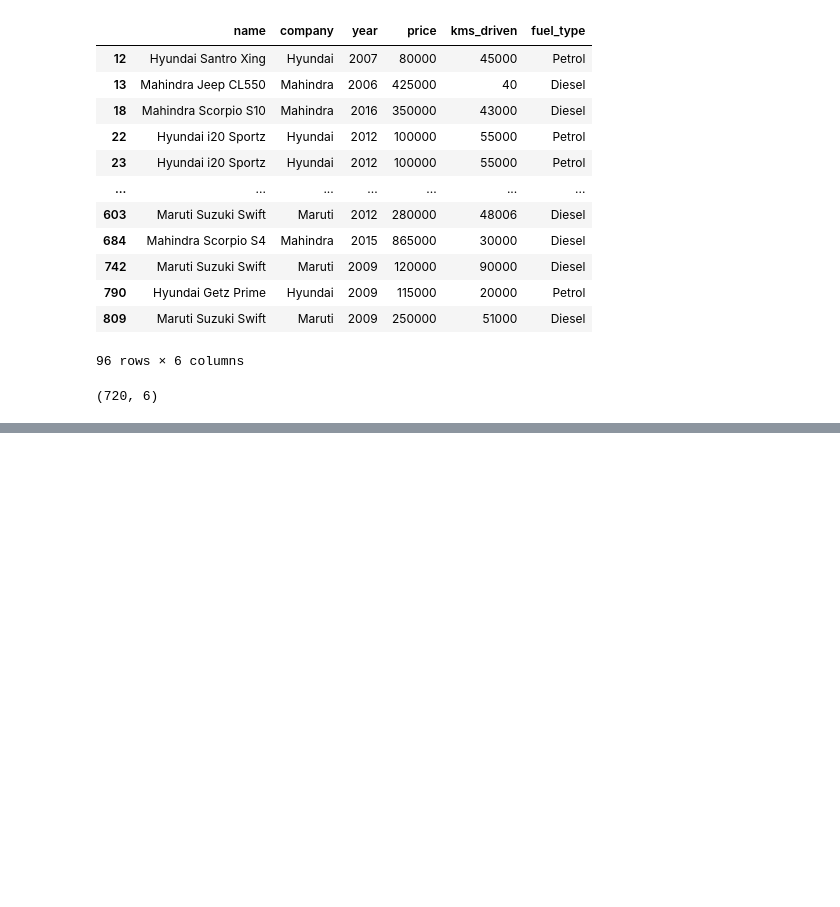
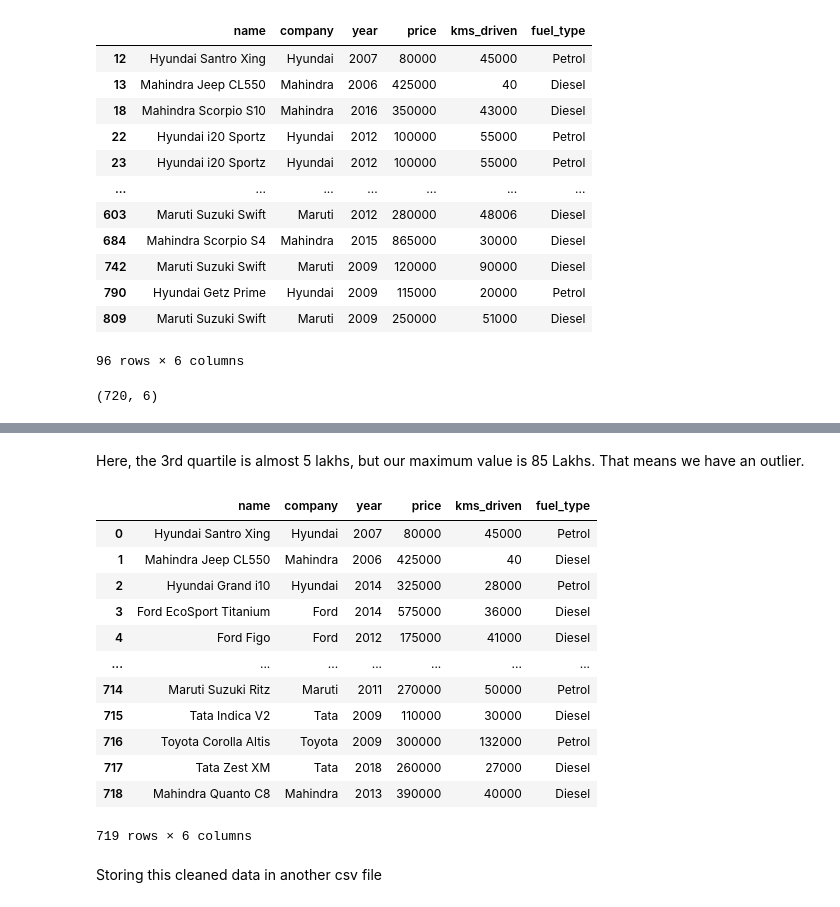
Before and after one commit to SakshiKhatiwada/projects-challenge, a Jupyter notebook: Project3_car_price_predictor/data_cleaning.ipynb, the cells around one changed output, grey strips where cells are left out. Drawn from its saved outputs; the diff is of its cells as text; code cells hidden in the pictures; blank space fills up the shorter version.

Commit message:
data cleaning finished, extracted clean csv file

```diff
--- a/Project3_car_price_predictor/data_cleaning.ipynb
+++ b/Project3_car_price_predictor/data_cleaning.ipynb
@@ -394,0 +401,24 @@ df.shape
+# %% [markdown]
+Here, the 3rd quartile is almost 5 lakhs, but our maximum value is 85 Lakhs. That means we have an outlier.
+# %%
+df=df[df['price']<6e6]
+# %%
+df.reset_index(drop=True, inplace=True)
+# %%
+df
+# %% [output]
+|  | name | company | year | price | kms_driven | fuel_type |
+| 0 | Hyundai Santro Xing | Hyundai | 2007 | 80000 | 45000 | Petrol |
+| 1 | Mahindra Jeep CL550 | Mahindra | 2006 | 425000 | 40 | Diesel |
+| 2 | Hyundai Grand i10 | Hyundai | 2014 | 325000 | 28000 | Petrol |
+| 3 | Ford EcoSport Titanium | Ford | 2014 | 575000 | 36000 | Diesel |
+| 4 | Ford Figo | Ford | 2012 | 175000 | 41000 | Diesel |
+| ... | ... | ... | ... | ... | ... | ... |
+| 714 | Maruti Suzuki Ritz | Maruti | 2011 | 270000 | 50000 | Petrol |
+| 715 | Tata Indica V2 | Tata | 2009 | 110000 | 30000 | Diesel |
+| 716 | Toyota Corolla Altis | Toyota | 2009 | 300000 | 132000 | Petrol |
+| 717 | Tata Zest XM | Tata | 2018 | 260000 | 27000 | Diesel |
+| 718 | Mahindra Quanto C8 | Mahindra | 2013 | 390000 | 40000 | Diesel |
+719 rows × 6 columns
+# %% [markdown]
+Storing this cleaned data in another csv file
```
Also changed, not shown: parts of 5 cells of this notebook, 2 other files.
